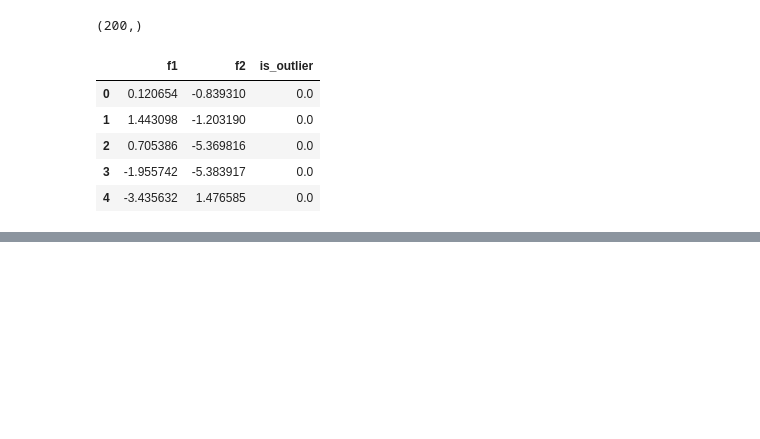
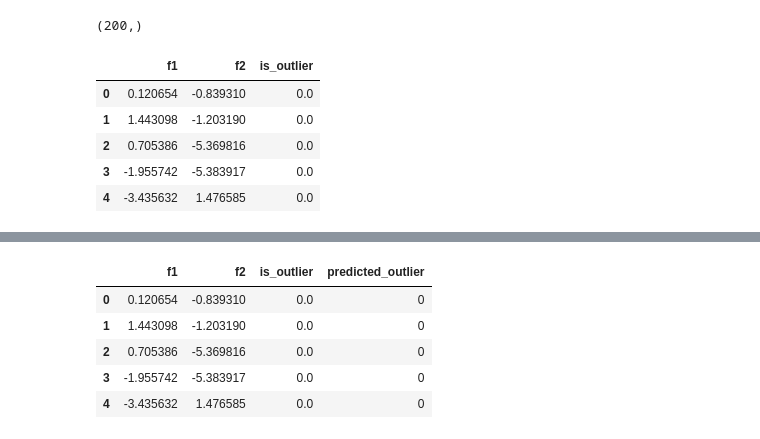
Before and after one commit to hanhanwu/Hanhan_Data_Science_Practice, a Jupyter notebook: Outliers_and_Clustering/try_PyOD.ipynb, the cells around one changed output, grey strips where cells are left out. Cells and saved outputs as stored; diff of their text form; code cells hidden in the pictures; blank space fills up the shorter version.

```diff
--- a/Outliers_and_Clustering/try_PyOD.ipynb
+++ b/Outliers_and_Clustering/try_PyOD.ipynb
@@ -502,0 +690,19 @@ plt.show()
+# %%
+# check how ABOD prediction plots
+clf = FeatureBagging(LOF(n_neighbors=40), # more neighbor, higher plot precision
+                       contamination=outlier_fraction,
+                       check_estimator=False,
+                       random_state=random_state)
+clf.fit(X_train)
+scores_pred = clf.decision_function(X_train) * -1  # predicted anomaly score
+y_pred = clf.predict(X_train)  # predict whether inliner or outlier
+
+df_tsne['predicted_outlier'] = y_pred
+df_tsne.head()
+# %% [output]
+|  | f1 | f2 | is_outlier | predicted_outlier |
+| 0 | 0.120654 | -0.839310 | 0.0 | 0 |
+| 1 | 1.443098 | -1.203190 | 0.0 | 0 |
+| 2 | 0.705386 | -5.369816 | 0.0 | 0 |
+| 3 | -1.955742 | -5.383917 | 0.0 | 0 |
+| 4 | -3.435632 | 1.476585 | 0.0 | 0 |
```
Also changed, not shown: parts of 9 cells of this notebook.
